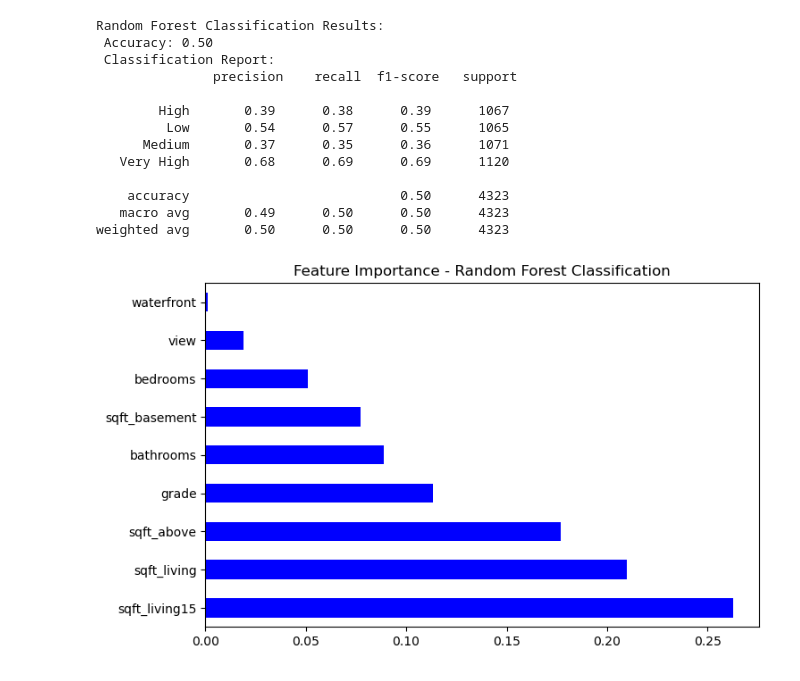
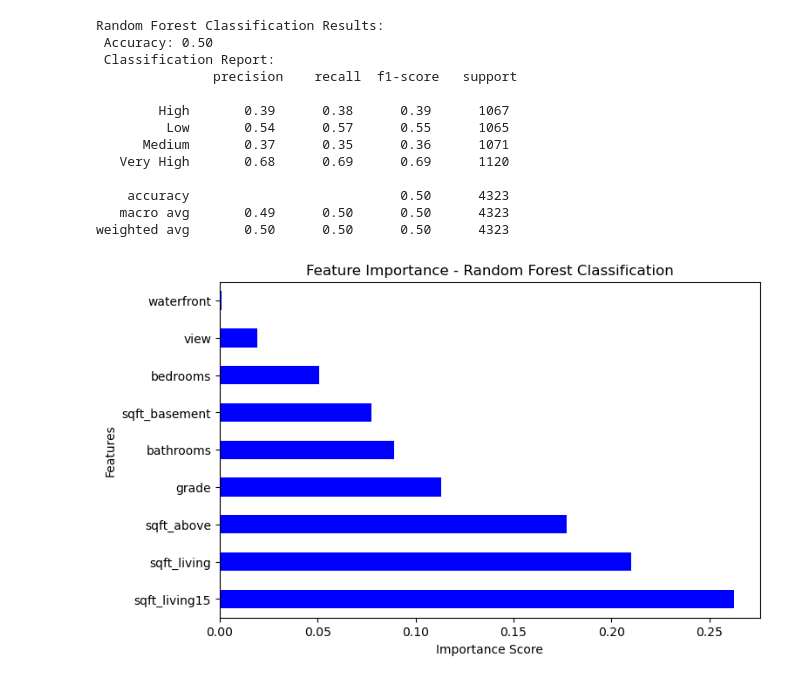
Before and after one commit to Aarabishan/PDS_Portfolio, a Jupyter notebook: Portfolio_Complete_Analysis.ipynb, the cells around one changed output. Saved outputs shown, nothing was run; the diff lists cells and outputs as text; code cells hidden in the pictures.

```diff
--- a/Portfolio_Complete_Analysis.ipynb
+++ b/Portfolio_Complete_Analysis.ipynb
@@ -367,16 +340,6 @@ df['waterfront'] = df['waterfront'].astype(int)
 
 # Define Price Categories for Classification since the models requires discrete labels
 df['price_category'] = pd.qcut(df['price'], q=4, labels=['Low', 'Medium', 'High', 'Very High'])
-# %%
-# Feature Scaling
-scaler_regression = MinMaxScaler()
-scaler_classification = StandardScaler()
-
-df_reg = df[selected_features].copy()  # Copy for regression
-df_class = df[selected_features].copy()  # Copy for classification
-
-df_reg[selected_features] = scaler_regression.fit_transform(df_reg[selected_features])
-df_class[selected_features] = scaler_classification.fit_transform(df_class[selected_features])
 # %%
 # Split Data into Train and Test Sets
 X_train_reg, X_test_reg, y_train_reg, y_test_reg = train_test_split(
@@ -450,9 +416,11 @@ weighted avg       0.50      0.50      0.50      4323
 # %%
 # Get the feature Importance Plot
 plt.figure(figsize=(8, 5))
 feat_importances = pd.Series(rf_class.feature_importances_, index=selected_features)
 feat_importances.nlargest(10).plot(kind='barh', color='blue')
 plt.title("Feature Importance - Random Forest Classification")
+plt.xlabel("Importance Score")
+plt.ylabel("Features")
 plt.show()
 # %% [output]
-[figure, old version]
+[figure, new version]
```
Also changed, not shown: parts of 4 cells of this notebook.
